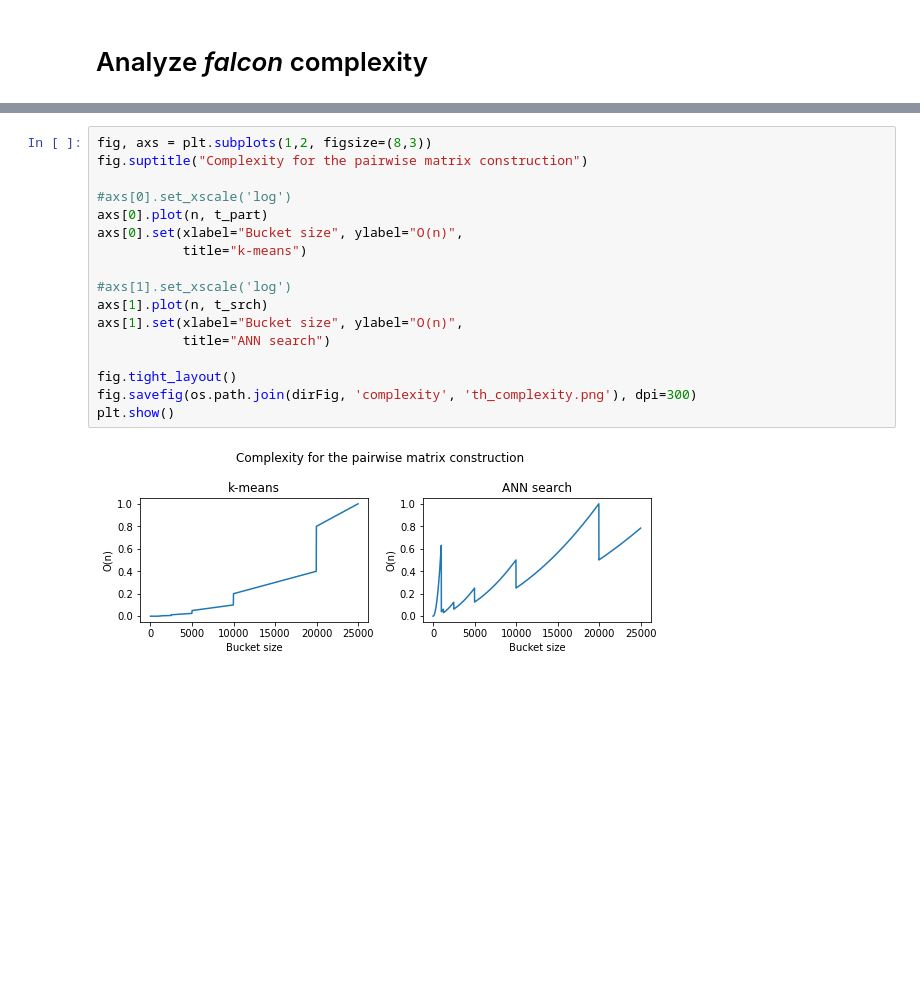
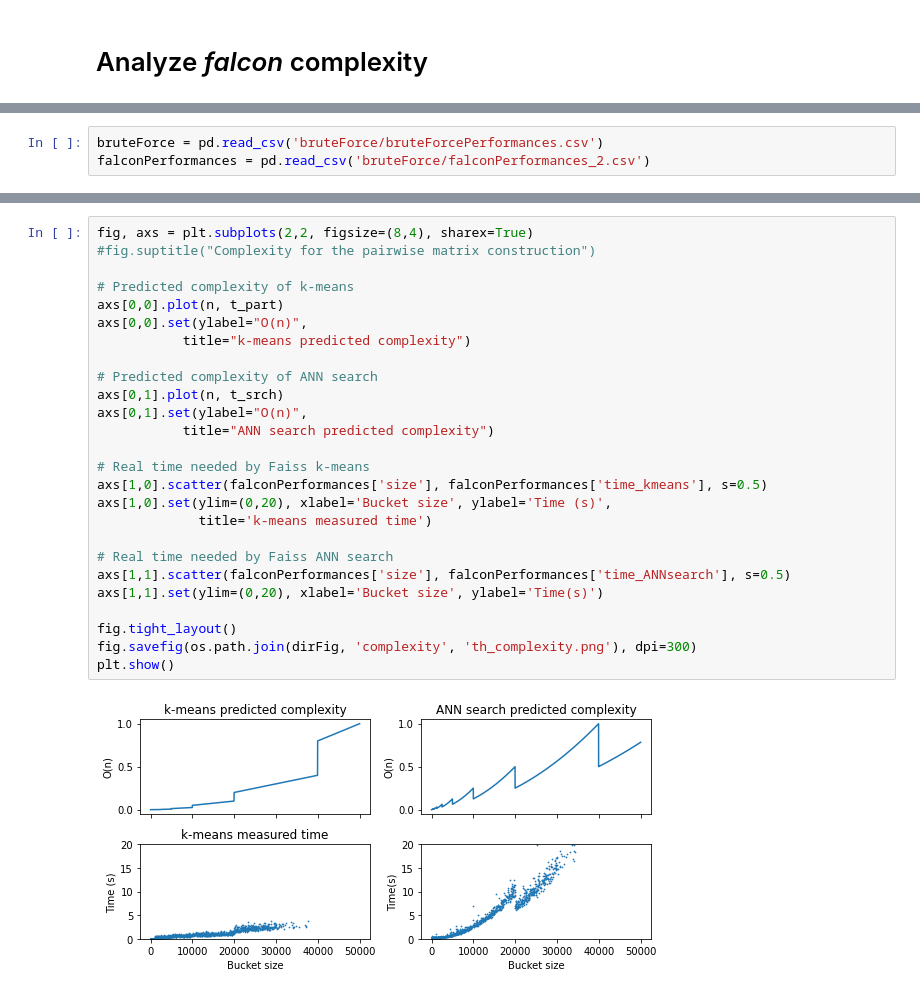
Before and after one commit to KilianMaes/falcon, a Jupyter notebook: notebooks/analyzeFalconAlgorithm.ipynb, the cells around one changed output, grey strips where cells are left out. Cells and saved outputs as stored; diff of their text form; blank space fills up the shorter version.

```diff
--- a/notebooks/analyzeFalconAlgorithm.ipynb
+++ b/notebooks/analyzeFalconAlgorithm.ipynb
@@ -35 +53,4 @@ plt.show()
+# %%
+bruteForce = pd.read_csv('bruteForce/bruteForcePerformances.csv')
+falconPerformances = pd.read_csv('bruteForce/falconPerformances_2.csv')
 # %% [markdown]
@@ -76,19 +58,28 @@ t_part, t_srch = complexity_ANN(n)
 # %%
-fig, axs = plt.subplots(1,2, figsize=(8,3))
-fig.suptitle("Complexity for the pairwise matrix construction")
+fig, axs = plt.subplots(2,2, figsize=(8,4), sharex=True)
+#fig.suptitle("Complexity for the pairwise matrix construction")
 
-#axs[0].set_xscale('log')
-axs[0].plot(n, t_part)
-axs[0].set(xlabel="Bucket size", ylabel="O(n)",
-           title="k-means")
+# Predicted complexity of k-means
+axs[0,0].plot(n, t_part)
+axs[0,0].set(ylabel="O(n)",
+           title="k-means predicted complexity")
 
-#axs[1].set_xscale('log')
-axs[1].plot(n, t_srch)
-axs[1].set(xlabel="Bucket size", ylabel="O(n)",
-           title="ANN search")
+# Predicted complexity of ANN search
+axs[0,1].plot(n, t_srch)
+axs[0,1].set(ylabel="O(n)",
+           title="ANN search predicted complexity")
+
+# Real time needed by Faiss k-means
+axs[1,0].scatter(falconPerformances['size'], falconPerformances['time_kmeans'], s=0.5)
+axs[1,0].set(ylim=(0,20), xlabel='Bucket size', ylabel='Time (s)',
+             title='k-means measured time')
+
+# Real time needed by Faiss ANN search
+axs[1,1].scatter(falconPerformances['size'], falconPerformances['time_ANNsearch'], s=0.5)
+axs[1,1].set(ylim=(0,20), xlabel='Bucket size', ylabel='Time(s)')
 
 fig.tight_layout()
 fig.savefig(os.path.join(dirFig, 'complexity', 'th_complexity.png'), dpi=300)
 plt.show()
 # %% [output]
-[figure, old version]
+[figure, new version]
```
Also changed, not shown: parts of 9 cells of this notebook, 2 other files.
